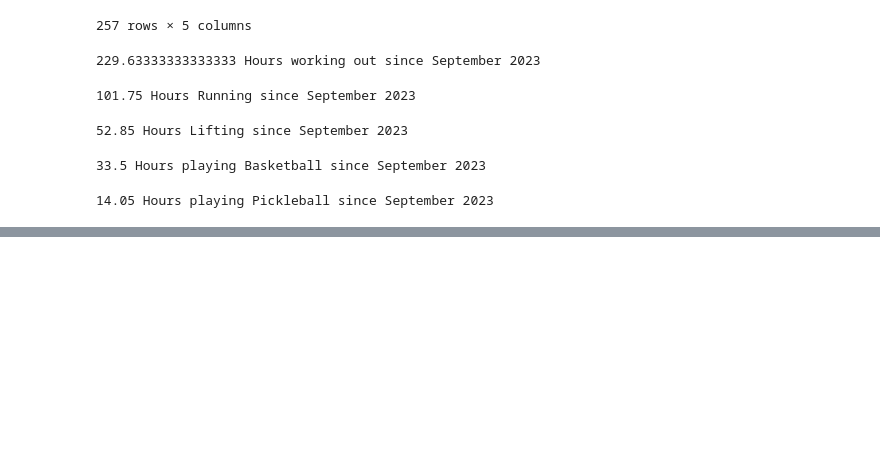
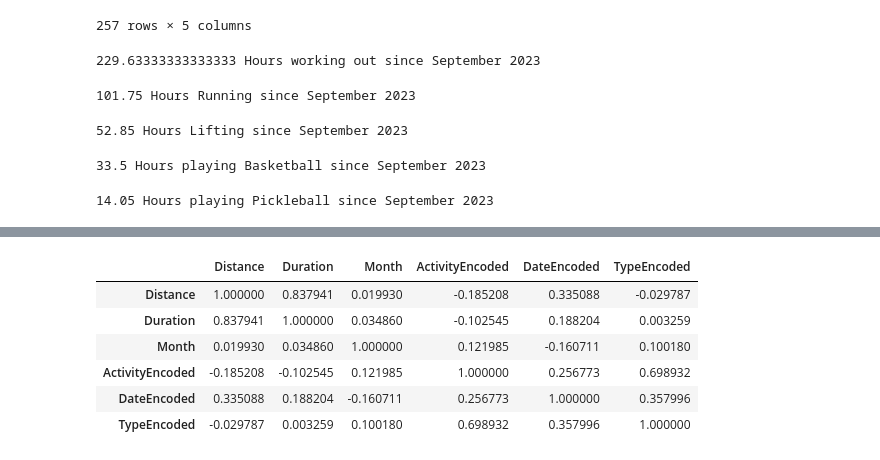
Before and after one commit to 98yangjames/WorkoutRepo, a Jupyter notebook: main.ipynb, the cells around one changed output, grey strips where cells are left out. Cells and saved outputs as stored; diff of their text form; code cells hidden in the pictures; blank space fills up the shorter version.

```diff
--- a/main.ipynb
+++ b/main.ipynb
@@ -52,0 +73,17 @@ px.scatter(df[df['Activity'] == 'Running'], x = 'Date', y = 'Distance', color =
+# %%
+from sklearn.preprocessing import LabelEncoder
+le = LabelEncoder()
+df['ActivityEncoded'] = le.fit_transform(df['Activity'])
+df['DateEncoded'] = le.fit_transform(df['Date'])
+df['TypeEncoded'] = le.fit_transform(df['Type'])
+# %%
+correlation_matrix = df.corr()
+correlation_matrix
+# %% [output]
+|  | Distance | Duration | Month | ActivityEncoded | DateEncoded | TypeEncoded |
+| Distance | 1.000000 | 0.837941 | 0.019930 | -0.185208 | 0.335088 | -0.029787 |
+| Duration | 0.837941 | 1.000000 | 0.034860 | -0.102545 | 0.188204 | 0.003259 |
+| Month | 0.019930 | 0.034860 | 1.000000 | 0.121985 | -0.160711 | 0.100180 |
+| ActivityEncoded | -0.185208 | -0.102545 | 0.121985 | 1.000000 | 0.256773 | 0.698932 |
+| DateEncoded | 0.335088 | 0.188204 | -0.160711 | 0.256773 | 1.000000 | 0.357996 |
+| TypeEncoded | -0.029787 | 0.003259 | 0.100180 | 0.698932 | 0.357996 | 1.000000 |
```
Also changed, not shown: parts of 5 cells of this notebook, 4 other files.
